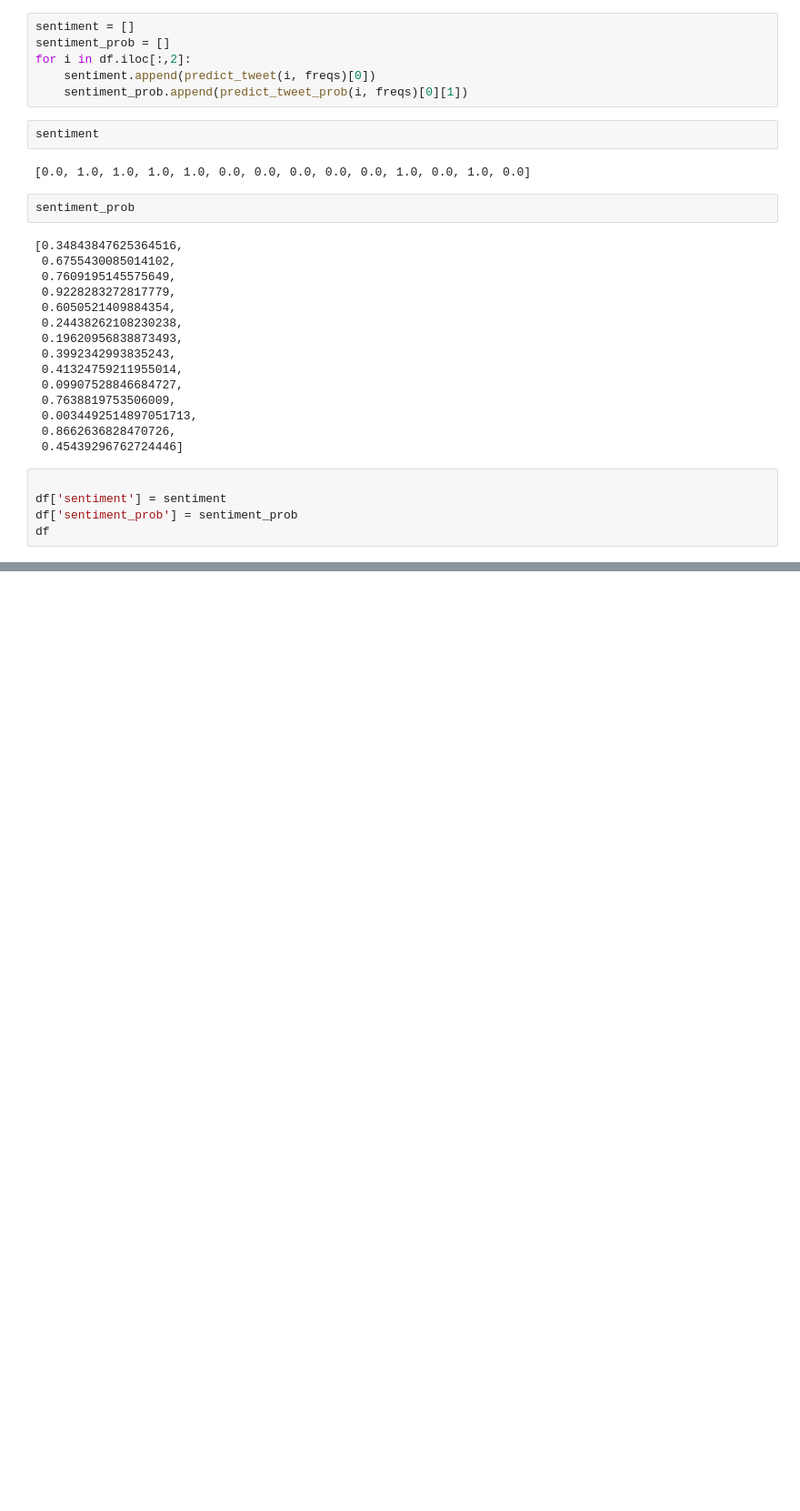
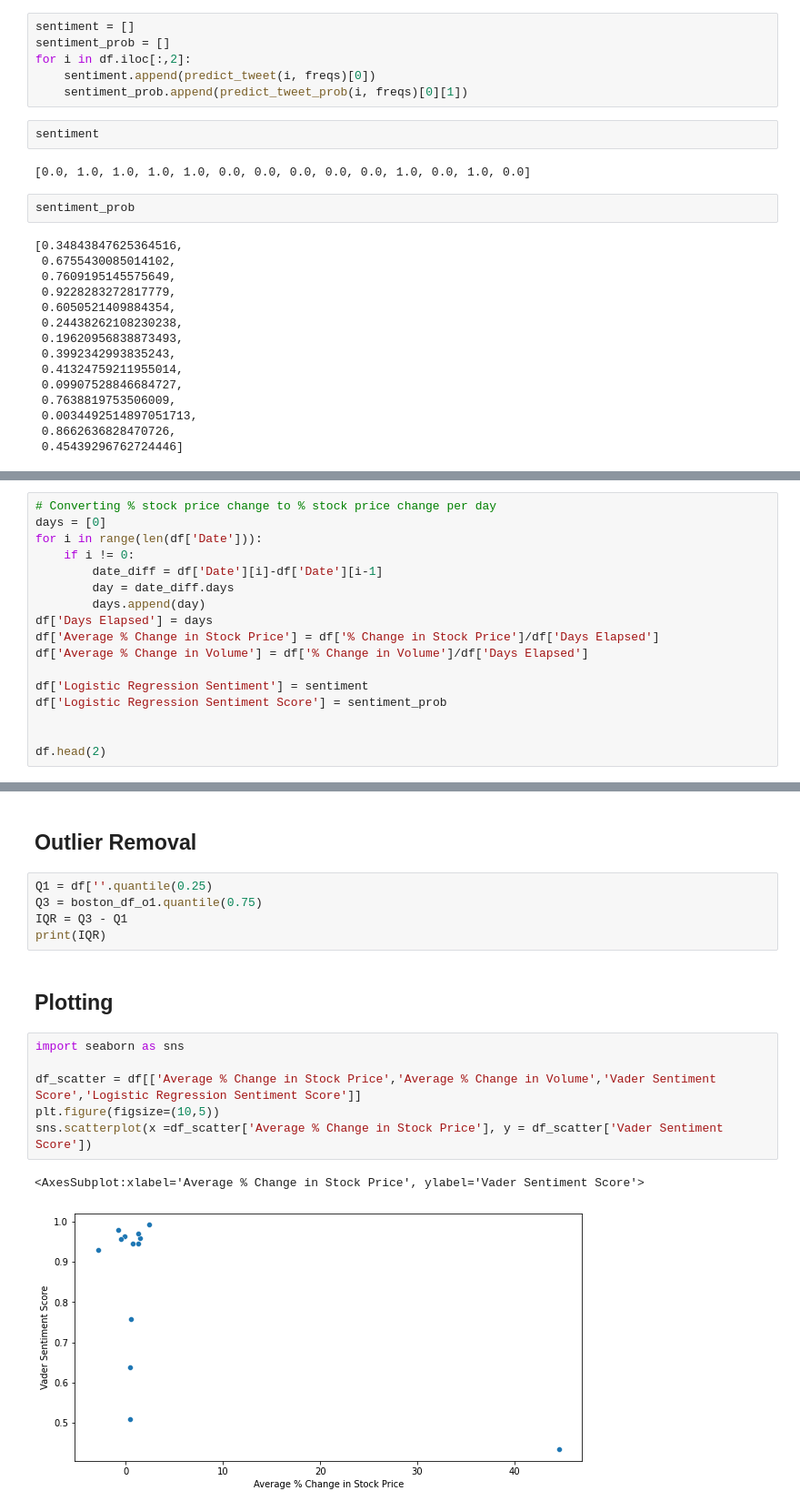
Before and after one commit to anair123/NLP-Final-Project, a Jupyter notebook: NLP Project/Zoom.ipynb, the cells around one changed output, grey strips where cells are left out. Shown: that part at 91% size. Saved outputs shown, nothing was run; the diff lists cells and outputs as text; blank space fills up the shorter version.

```diff
--- a/NLP Project/Zoom.ipynb
+++ b/NLP Project/Zoom.ipynb
@@ -692,8 +693,3 @@ sentiment_prob
  0.0034492514897051713,
  0.8662636828470726,
  0.45439296762724446]
-# %%
-
-df['sentiment'] = sentiment
-df['sentiment_prob'] = sentiment_prob
-df
@@ -715,0 +696,17 @@ df
+# %%
+# Converting % stock price change to % stock price change per day
+days = [0]
+for i in range(len(df['Date'])):
+    if i != 0:
+        date_diff = df['Date'][i]-df['Date'][i-1]
+        day = date_diff.days
+        days.append(day)
+df['Days Elapsed'] = days
+df['Average % Change in Stock Price'] = df['% Change in Stock Price']/df['Days Elapsed']
+df['Average % Change in Volume'] = df['% Change in Volume']/df['Days Elapsed']
+
+df['Logistic Regression Sentiment'] = sentiment
+df['Logistic Regression Sentiment Score'] = sentiment_prob
+
+
+df.head(2)
@@ -715,0 +717,18 @@ df
+# %% [markdown]
+## Outlier Removal
+# %%
+Q1 = df[''.quantile(0.25)
+Q3 = boston_df_o1.quantile(0.75)
+IQR = Q3 - Q1
+print(IQR)
+# %% [markdown]
+## Plotting
+# %%
+import seaborn as sns
+
+df_scatter = df[['Average % Change in Stock Price','Average % Change in Volume','Vader Sentiment Score','Logistic Regression Sentiment Score']]
+plt.figure(figsize=(10,5))
+sns.scatterplot(x =df_scatter['Average % Change in Stock Price'], y = df_scatter['Vader Sentiment Score'])
+# %% [output]
+<AxesSubplot:xlabel='Average % Change in Stock Price', ylabel='Vader Sentiment Score'>
+[figure, added]
```
Also changed, not shown: parts of 3 cells of this notebook.
